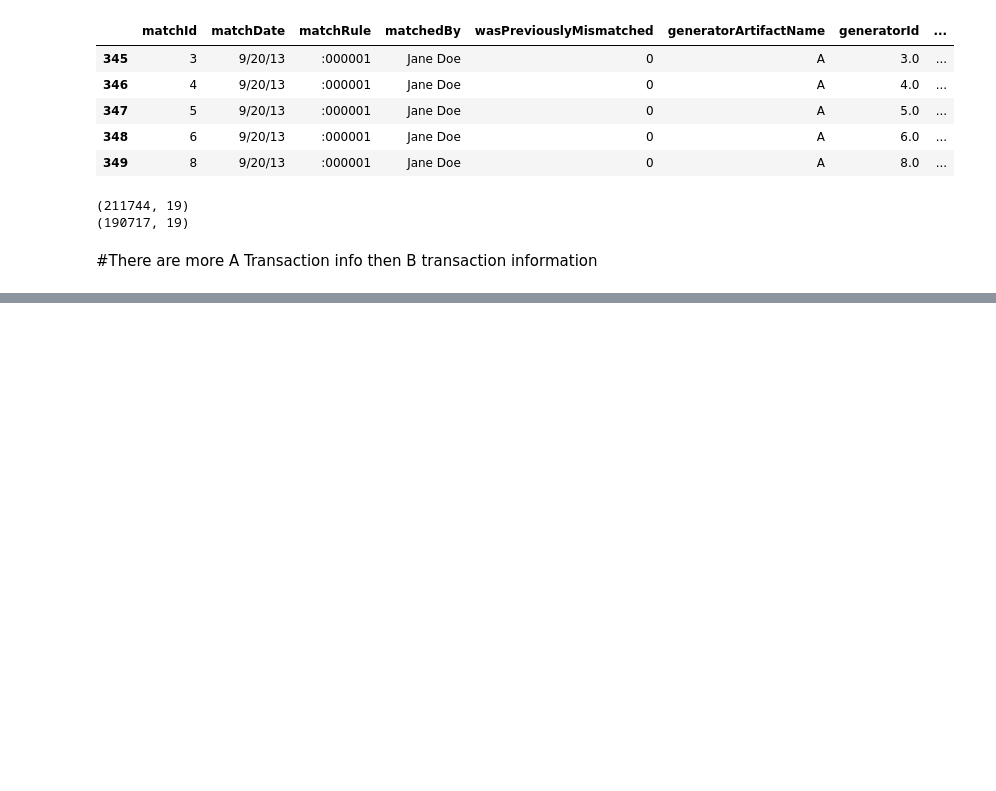
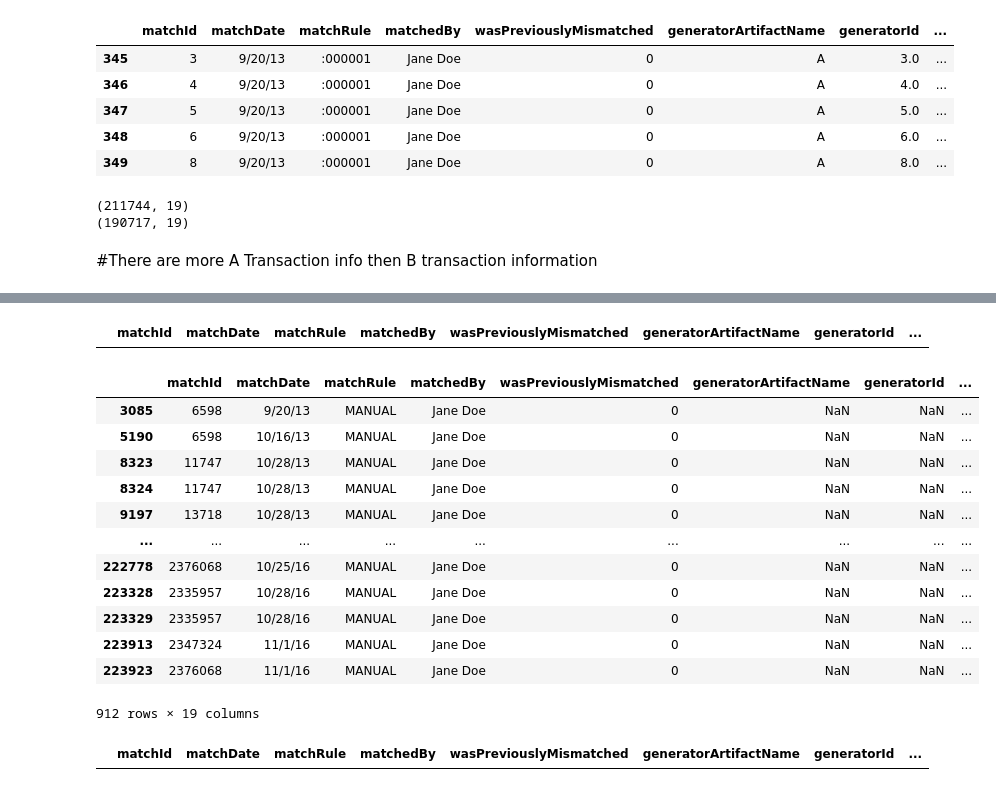
Before and after one commit to abigailzhou03/operartis-1a, a Jupyter notebook: main.ipynb, the cells around one changed output, grey strips where cells are left out. Saved outputs shown, nothing was run; the diff lists cells and outputs as text; code cells hidden in the pictures; blank space fills up the shorter version.

```diff
--- a/main.ipynb
+++ b/main.ipynb
@@ -88,0 +113,4 @@ print(df_B.shape)
+# %%
+df_B = df_B.drop_duplicates()
+duplicate_rows_B = df_B[df_B.duplicated()]
+duplicate_rows_B
@@ -88,0 +121,25 @@ print(df_B.shape)
+# %%
+df_A[df_A['generatorAllocation'].isnull()]
+# %% [output]
+|  | matchId | matchDate | matchRule | matchedBy | wasPreviouslyMismatched | generatorArtifactName | generatorId | ... |
+# %%
+df_B[df_B['targetAllocation'].isnull()]
+# %% [output]
+|  | matchId | matchDate | matchRule | matchedBy | wasPreviouslyMismatched | generatorArtifactName | generatorId | ... |
+| 3085 | 6598 | 9/20/13 | MANUAL | Jane Doe | 0 | NaN | NaN | ... |
+| 5190 | 6598 | 10/16/13 | MANUAL | Jane Doe | 0 | NaN | NaN | ... |
+| 8323 | 11747 | 10/28/13 | MANUAL | Jane Doe | 0 | NaN | NaN | ... |
+| 8324 | 11747 | 10/28/13 | MANUAL | Jane Doe | 0 | NaN | NaN | ... |
+| 9197 | 13718 | 10/28/13 | MANUAL | Jane Doe | 0 | NaN | NaN | ... |
+| ... | ... | ... | ... | ... | ... | ... | ... | ... |
+| 222778 | 2376068 | 10/25/16 | MANUAL | Jane Doe | 0 | NaN | NaN | ... |
+| 223328 | 2335957 | 10/28/16 | MANUAL | Jane Doe | 0 | NaN | NaN | ... |
+| 223329 | 2335957 | 10/28/16 | MANUAL | Jane Doe | 0 | NaN | NaN | ... |
+| 223913 | 2347324 | 11/1/16 | MANUAL | Jane Doe | 0 | NaN | NaN | ... |
+| 223923 | 2376068 | 11/1/16 | MANUAL | Jane Doe | 0 | NaN | NaN | ... |
+912 rows × 19 columns
+# %%
+df_B = df_B.dropna(subset=['targetAllocation'])
+df_B[df_B['targetAllocation'].isnull()]
+# %% [output]
+|  | matchId | matchDate | matchRule | matchedBy | wasPreviouslyMismatched | generatorArtifactName | generatorId | ... |
```
Also changed, not shown: parts of 5 cells of this notebook.
